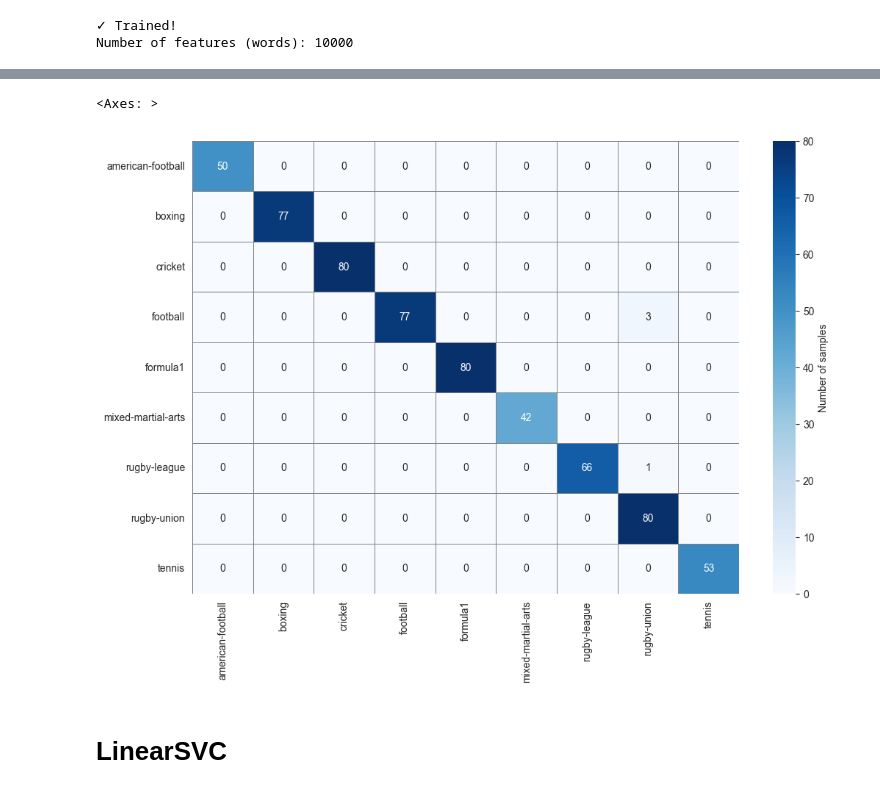
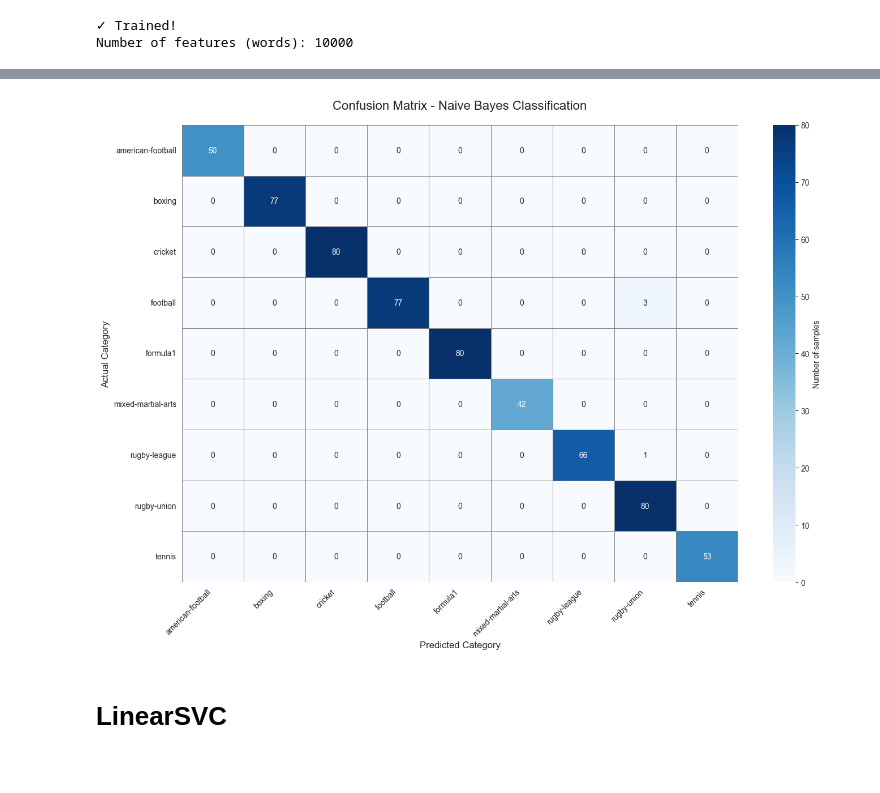
Before and after one commit to Klonotoros/Data-Mining, a Jupyter notebook: sportClassifier.ipynb, the cells around one changed output, grey strips where cells are left out. Drawn from its saved outputs; the diff is of its cells as text; code cells hidden in the pictures.

```diff
--- a/sportClassifier.ipynb
+++ b/sportClassifier.ipynb
@@ -216,24 +172,7 @@ Overall Accuracy: 99.34%
 # %%
-from sklearn.utils.multiclass import unique_labels
-
-labels = list(unique_labels(y_test, predictions))
-cm = confusion_matrix(y_test, predictions, labels=labels)
-categories = labels
-
-sns.heatmap(
-    cm,
-    annot=True,
-    fmt='d',
-    cmap='Blues',
-    xticklabels=categories,
-    yticklabels=categories,
-    cbar_kws={'label': 'Number of samples'},
-    linewidths=0.5,
-    linecolor='gray'
-)
+plot_confusion_matrix(y_test, predictions, title='Confusion Matrix - Naive Bayes Classification')
 # %% [output]
-<Axes: >
-[figure, old version]
+[figure, new version]
 # %% [markdown]
 # LinearSVC
 # %%
```
Also changed, not shown: parts of 16 cells of this notebook.
